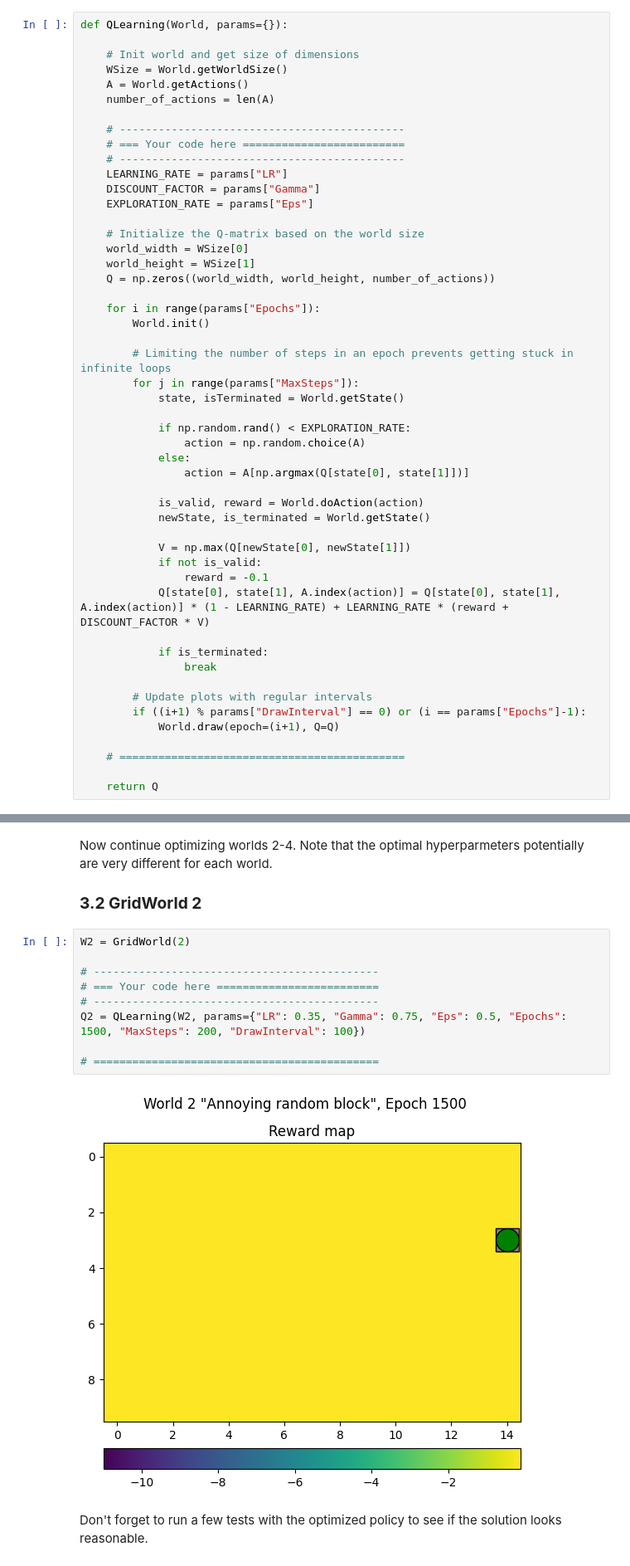
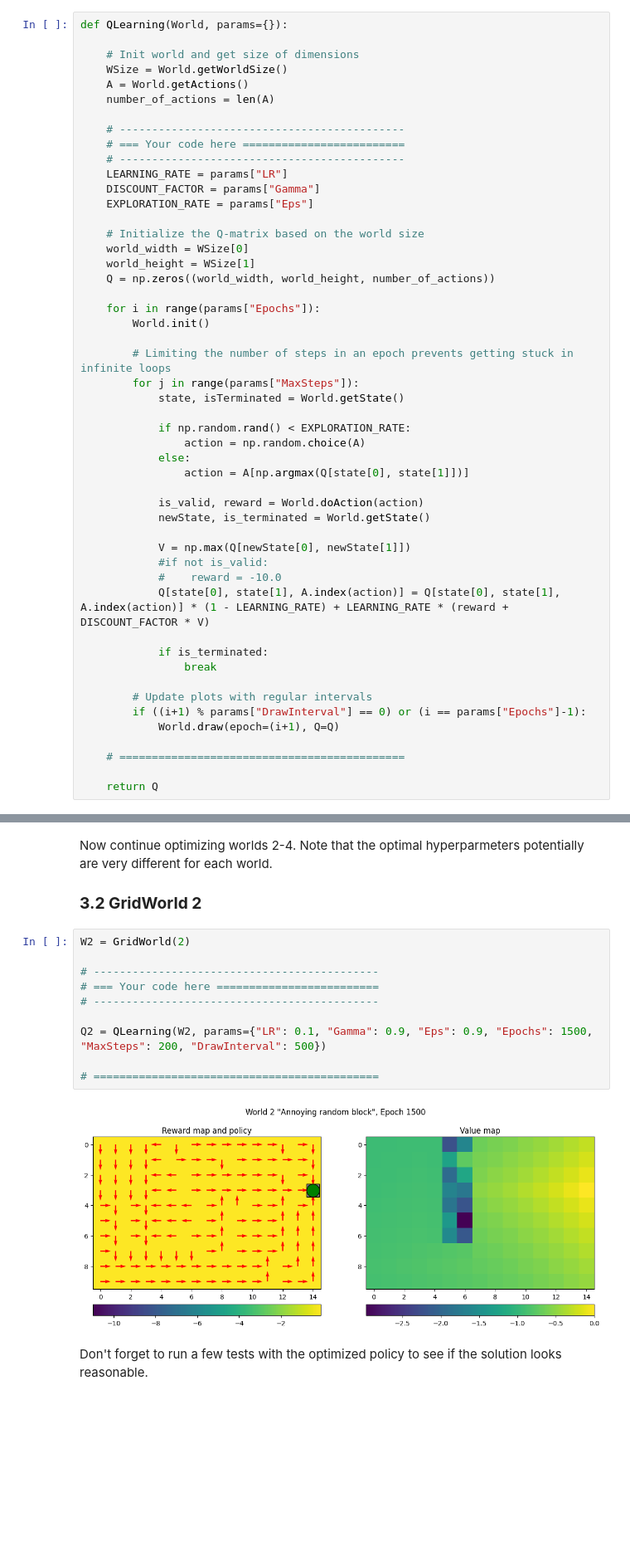
Before and after one commit to Jack-Kolm/TBMI26-labs-2024, a Jupyter notebook: A4_Reinforcement/QLearning.ipynb, the cells around one changed output, grey strips where cells are left out. Shown at 83% size. Drawn from its saved outputs; the diff is of its cells as text; blank space fills up the shorter version.

```diff
--- a/A4_Reinforcement/QLearning.ipynb
+++ b/A4_Reinforcement/QLearning.ipynb
@@ -158,8 +158,8 @@ def QLearning(World, params={}):
             newState, is_terminated = World.getState()
 
             V = np.max(Q[newState[0], newState[1]])
-            if not is_valid:
-                reward = -0.1
+            #if not is_valid:
+            #    reward = -10.0
             Q[state[0], state[1], A.index(action)] = Q[state[0], state[1], A.index(action)] * (1 - LEARNING_RATE) + LEARNING_RATE * (reward + DISCOUNT_FACTOR * V)
 
             if is_terminated:
@@ -257,14 +255,15 @@ Now continue optimizing worlds 2-4. Note that the optimal hyperparmeters potenti
 # %%
 W2 = GridWorld(2)
 
 # --------------------------------------------
 # === Your code here =========================
 # --------------------------------------------
-Q2 = QLearning(W2, params={"LR": 0.35, "Gamma": 0.75, "Eps": 0.5, "Epochs": 1500, "MaxSteps": 200, "DrawInterval": 100})
+
+Q2 = QLearning(W2, params={"LR": 0.1, "Gamma": 0.9, "Eps": 0.9, "Epochs": 1500, "MaxSteps": 200, "DrawInterval": 500})
 
 # ============================================
 # %% [output]
-[figure, old version]
+[figure, new version]
 # %% [markdown]
 Don't forget to run a few tests with the optimized policy to see if the solution looks reasonable.
 # %%
```
Also changed, not shown: parts of 22 cells of this notebook, 1 other file.
